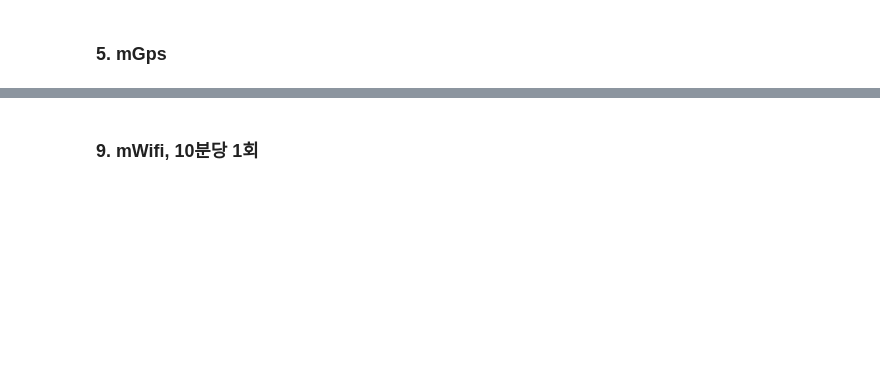
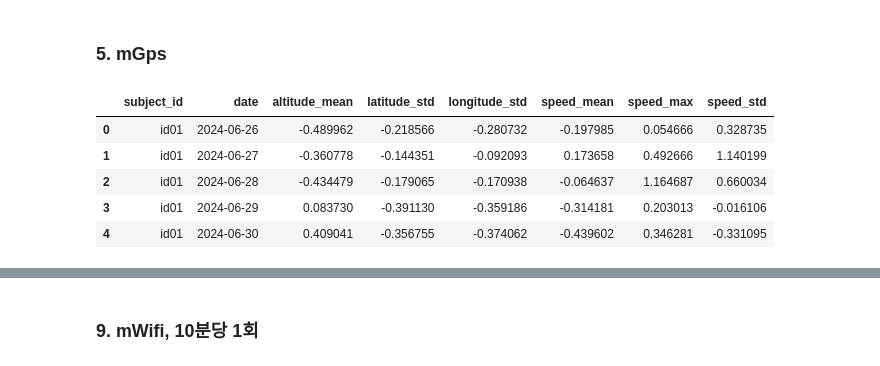
Before and after one commit to jihyeon602/ETRI_lifelog_dataset, a Jupyter notebook: ETRI_베이스라인하루.ipynb, the cells around one changed output, grey strips where cells are left out. Cells and saved outputs as stored; diff of their text form; code cells hidden in the pictures; blank space fills up the shorter version.

```diff
--- a/ETRI_베이스라인하루.ipynb
+++ b/ETRI_베이스라인하루.ipynb
@@ -146,39 +209,0 @@ input2 = pd.concat([input2[['subject_id', 'timestamp']], activity_ohe], axis=1)
-# %%
-data_item = "mAmbience"  # 주변 소음 데이터
-input3 = pd.read_parquet(os.path.join(challenge2025_dataset_path, f"ch2025_{data_item}.parquet"))
-
-# timestamp 초단위 제거 (초를 0초로)
-input3['timestamp'] = input3['timestamp'].dt.floor('min')
-
-# 전체 key 수집
-all_keys = set()
-for row in input3['m_ambience']:
-    for item in row:
-        all_keys.add(item[0])
-
-key_list = sorted(all_keys)
-key_to_index = {key: idx for idx, key in enumerate(key_list)}
-vector_length = len(key_list)
-
-# key-value → 확률 벡터 변환 함수
-def ambience_to_vector(row):
-    vec = np.zeros(vector_length, dtype=np.float32)
-    for item in row:
-        key, value = item
-        if key in key_to_index:
-            vec[key_to_index[key]] = float(value)
-    return vec
-
-# 변환 적용
-ambience_vectors = np.stack(input3['m_ambience'].apply(ambience_to_vector))
-ambience_df = pd.DataFrame(ambience_vectors, columns=[f"amb_{k}" for k in key_list], index=input3.index)
-
-# PCA 적용
-amb_data = ambience_df.values
-pca = PCA(n_components=10, random_state=42)
-amb_pca = pca.fit_transform(amb_data)
-pca_cols = [f'amb_pca_{i}' for i in range(1, 11)]
-amb_pca_df = pd.DataFrame(amb_pca, columns=pca_cols, index=input3.index)
-
-# subject_id, timestamp와 결합
-input3 = pd.concat([input3[['subject_id', 'timestamp']], amb_pca_df], axis=1)
@@ -272 +424,10 @@ input5['speed_zscore'] = scaler.fit_transform(input5[['speed_mean']])
+# %%
+input5_daily.head()
+# %% [output]
+|  | subject_id | date | altitude_mean | latitude_std | longitude_std | speed_mean | speed_max | speed_std |
+| 0 | id01 | 2024-06-26 | -0.489962 | -0.218566 | -0.280732 | -0.197985 | 0.054666 | 0.328735 |
+| 1 | id01 | 2024-06-27 | -0.360778 | -0.144351 | -0.092093 | 0.173658 | 0.492666 | 1.140199 |
+| 2 | id01 | 2024-06-28 | -0.434479 | -0.179065 | -0.170938 | -0.064637 | 1.164687 | 0.660034 |
+| 3 | id01 | 2024-06-29 | 0.083730 | -0.391130 | -0.359186 | -0.314181 | 0.203013 | -0.016106 |
+| 4 | id01 | 2024-06-30 | 0.409041 | -0.356755 | -0.374062 | -0.439602 | 0.346281 | -0.331095 |
 # %% [markdown]
```
Also changed, not shown: parts of 77 cells of this notebook.
